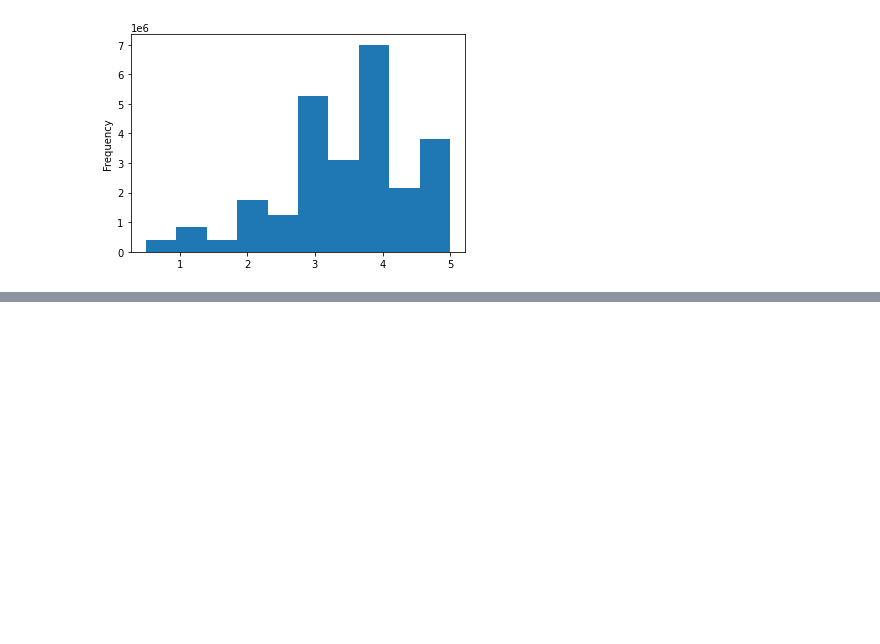
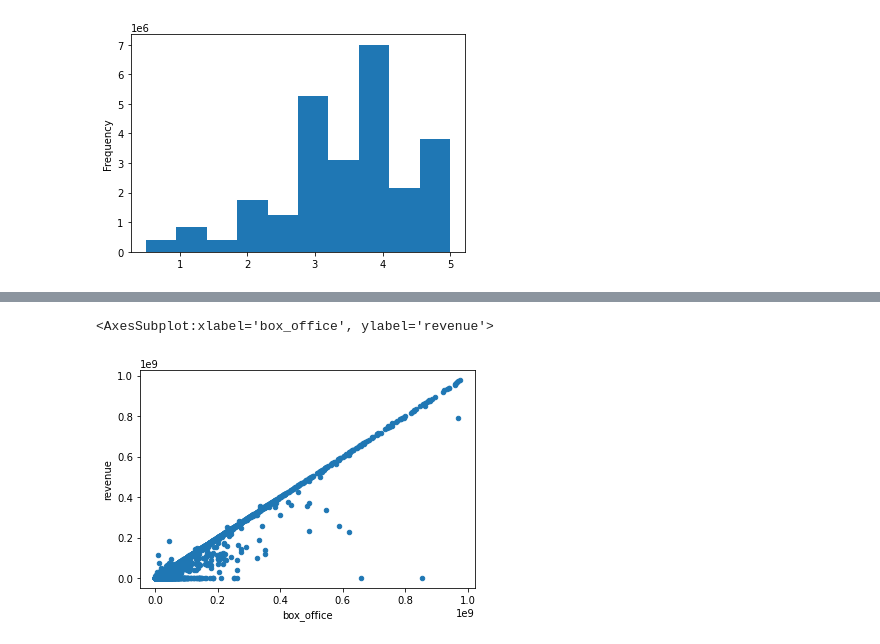
Before and after one commit to likenberry/Movies-ETL, a Jupyter notebook: Movielens_Extract.ipynb, the cells around one changed output, grey strips where cells are left out. Saved outputs shown, nothing was run; the diff lists cells and outputs as text; code cells hidden in the pictures; blank space fills up the shorter version.

```diff
--- a/Movielens_Extract.ipynb
+++ b/Movielens_Extract.ipynb
@@ -843,0 +917,6 @@ Name: rating, dtype: float64
+# %%
+# Scaling down the data to get a better look
+movies_df.fillna(0)[movies_df['box_office'] < 10**9].plot(x='box_office', y='revenue', kind='scatter')
+# %% [output]
+<AxesSubplot:xlabel='box_office', ylabel='revenue'>
+[figure, added]
```
Also changed, not shown: parts of 24 cells of this notebook.
